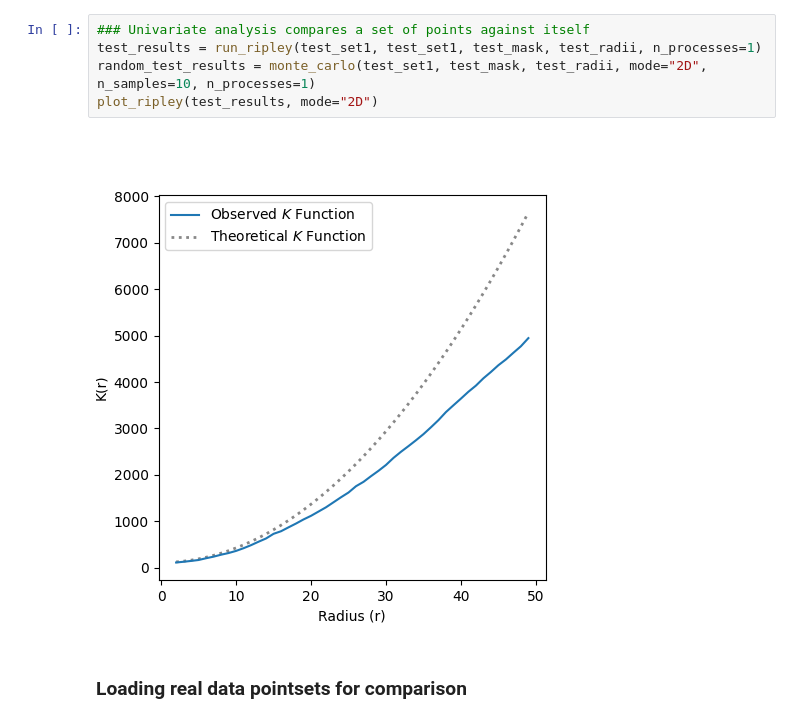
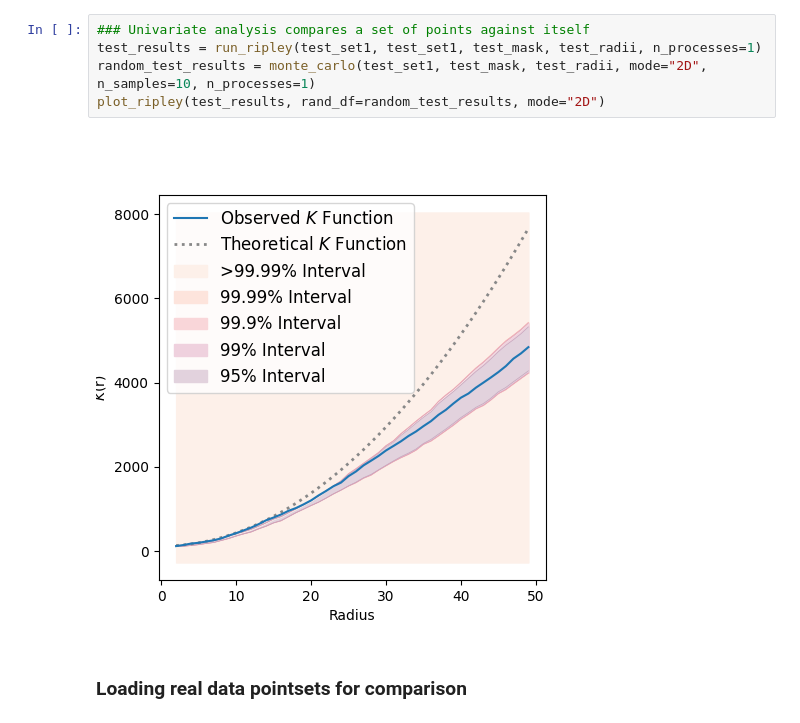
Before and after one commit to dkermany/mdspacer, a Jupyter notebook: ipynb/spacer3d.ipynb, the cells around one changed output. Cells and saved outputs as stored; diff of their text form.

Commit message:
Intervals now plotting properly. Preparing _plot_normalized_graph as well

```diff
--- a/ipynb/spacer3d.ipynb
+++ b/ipynb/spacer3d.ipynb
@@ -28,10 +30,10 @@ ax.scatter(test_set2[:, 1],test_set2[:, 0], color="#00f",marker="o", depthshade=
 # %%
 ### Univariate analysis compares a set of points against itself
 test_results = run_ripley(test_set1, test_set1, test_mask, test_radii, n_processes=1)
 random_test_results = monte_carlo(test_set1, test_mask, test_radii, mode="2D", n_samples=10, n_processes=1)
-plot_ripley(test_results, mode="2D")
+plot_ripley(test_results, rand_df=random_test_results, mode="2D")
 # %% [output]
-[figure, old version]
+[figure, new version]
 # %% [markdown]
 ### Loading real data pointsets for comparison
 # %%
```
Also changed, not shown: parts of 2 cells of this notebook, 1 other file.
